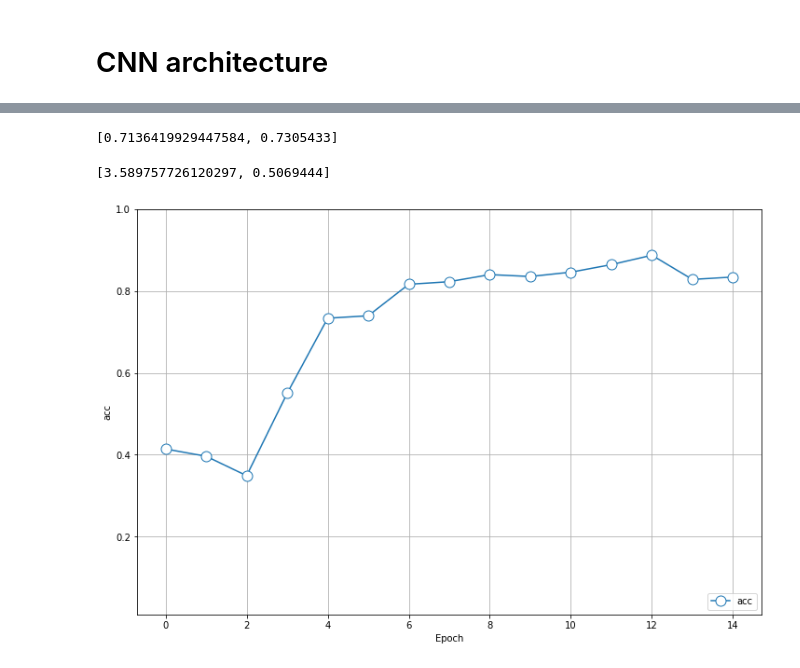
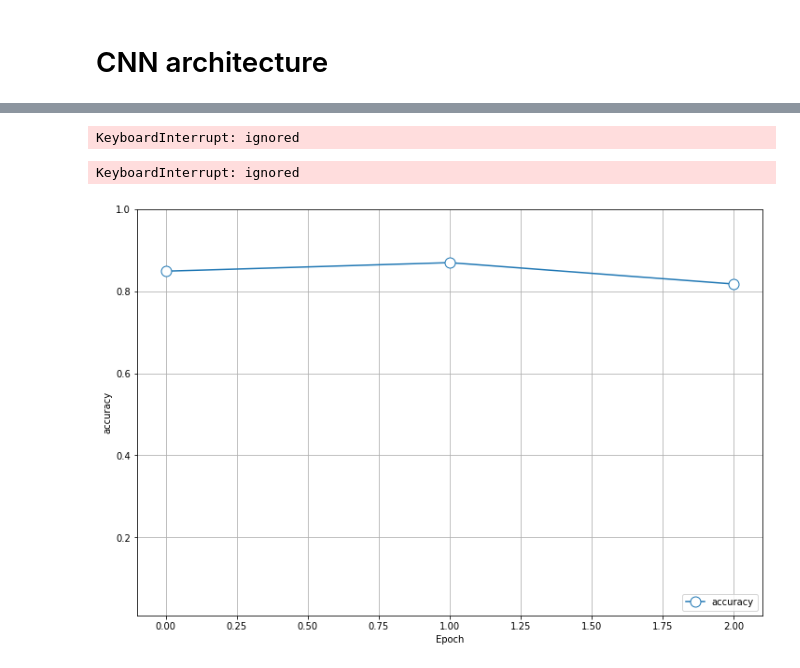
Before and after one commit to PashaIanko/Covid19Classifier, a Jupyter notebook: main.ipynb, the cells around one changed output, grey strips where cells are left out. Drawn from its saved outputs; the diff is of its cells as text; code cells hidden in the pictures.

Commit message:
Successfully adapted to colab and pc

```diff
--- a/main.ipynb
+++ b/main.ipynb
@@ -1,7 +1,7 @@
 # %% [markdown]
 # Packages & functions
 # %%
-env = 'pc'  # 'colab'
+env = 'colab' #'pc'  # 'colab'
 # %%
 %%capture
 def download_files(url_dict):
@@ -477,14 +292,14 @@ elif DataProperties.strategy == 'normal':
     validation_data = val_flow,
     validation_steps = validation_steps
 
-history = cnn_model.model.fit_generator(
-    generator = train_flow,
+history = cnn_model.model.fit(
+    train_flow,
     steps_per_epoch = train_steps,
 
     validation_data = validation_data,
     validation_steps = validation_steps,
 
-    epochs = DatasetParameters.epochs,
+    epochs = 3,  # DatasetParameters.epochs,
     callbacks = [callback]
 )
 # %% [output]
@@ -519,48 +314,48 @@ Epoch 12/500
 # %%
-cnn_model.model.evaluate_generator(
-    generator = val_flow,
+cnn_model.model.evaluate(
+    val_flow,
     steps = validation_steps
 )
 # %% [output]
-[0.7136419929447584, 0.7305433]
+KeyboardInterrupt: ignored
 # %%
 test_flow.reset()
-cnn_model.evaluate_generator(
-    generator = test_flow,
+cnn_model.model.evaluate(
+    test_flow,
     steps = test_flow.n // test_flow.batch_size
 )
 # %% [output]
-[3.589757726120297, 0.5069444]
+KeyboardInterrupt: ignored
 # %%
 def plot_history(history, metrics_name, plot_validation, figsize = (12, 8)):
     fig, ax = plt.subplots(figsize = figsize)
     ax.plot(
         history[metrics_name],
         label = metrics_name,
         marker = 'o',
         markersize = 11,
         markerfacecolor = 'white'
     )
 
     if plot_validation:
         plt.plot(
             history['val_' + metrics_name],
             label = metrics_name + ' (validation)',
             marker = 'o',
             markersize = 11,
             markerfacecolor = 'white'
         )
 
     plt.xlabel('Epoch')
     plt.ylabel(metrics_name)
     plt.ylim([0.01, 1])
     plt.legend(loc = 'lower right')
     plt.grid()
 
 plot_history(
     history = history.history,
-    metrics_name = 'acc',
+    metrics_name = 'accuracy',
     plot_validation = False
 )
 # %% [output]
-[figure, old version]
+[figure, new version]
```
Also changed, not shown: parts of 27 cells of this notebook.
